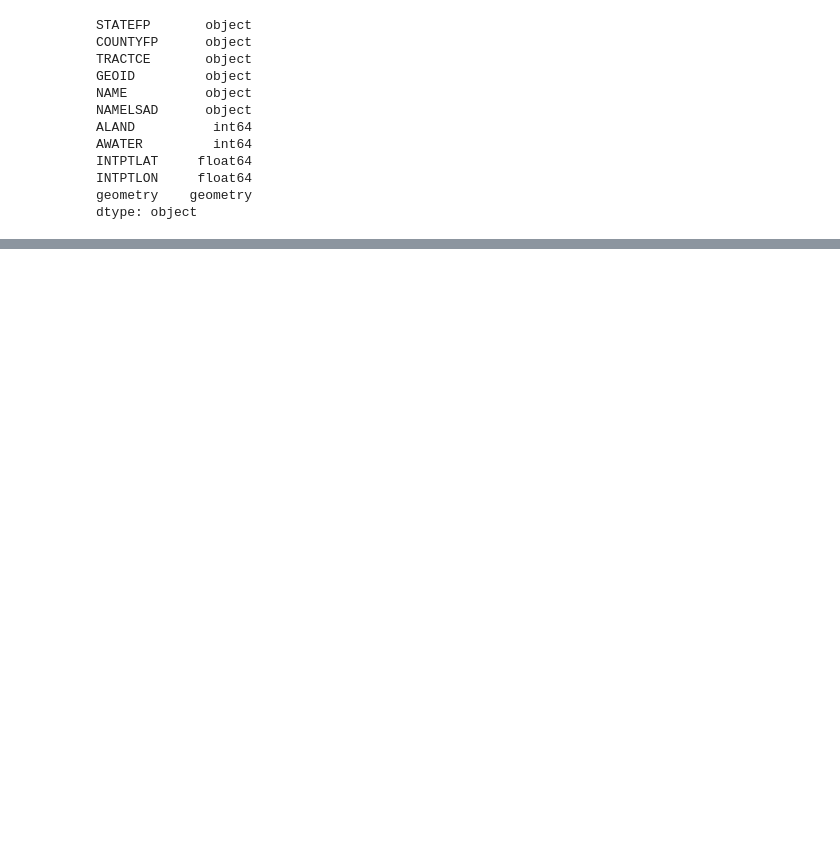
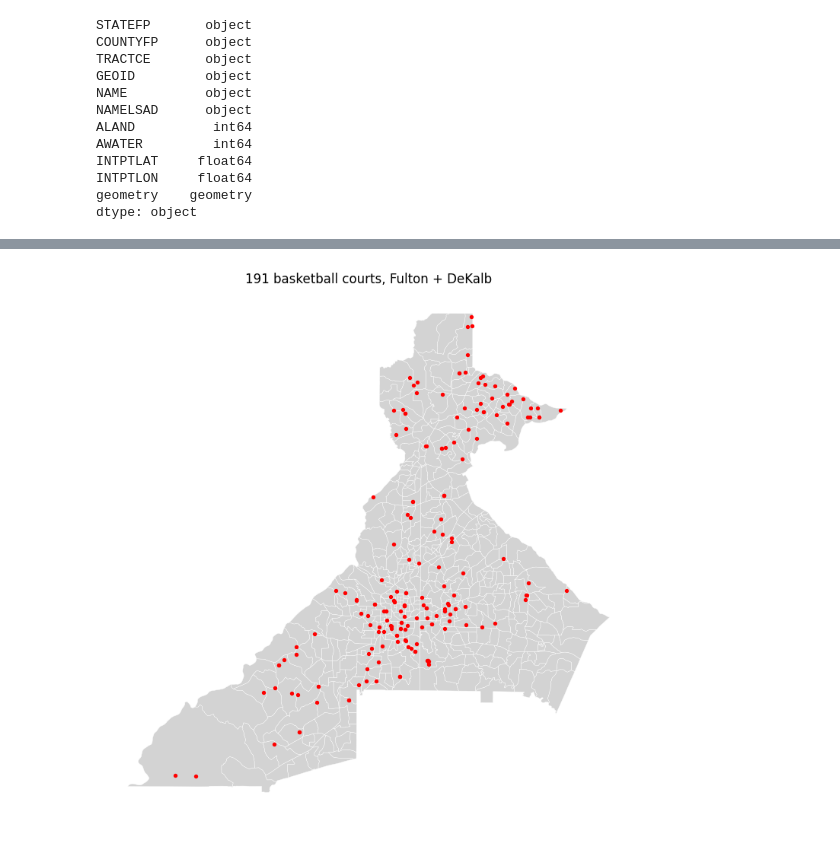
Before and after one commit to Medha-Subramaniyan/hoop-deserts-atl, a Jupyter notebook: notebooks/loading.ipynb, the cells around one changed output, grey strips where cells are left out. Cells and saved outputs as stored; diff of their text form; code cells hidden in the pictures; blank space fills up the shorter version.

```diff
--- a/notebooks/loading.ipynb
+++ b/notebooks/loading.ipynb
@@ -350,12 +378,14 @@ dtype: object
 # %%
-# --- courts: dtype cleanup ---
-courts = courts.copy()
 
 # 'hoops' is a count stored as an OSM string tag; 'layer' is a signed int.
 courts['hoops'] = pd.to_numeric(courts['hoops'], errors='coerce').astype('Int64')
+
+
 if 'layer' in courts.columns:
     courts['layer'] = pd.to_numeric(courts['layer'], errors='coerce').astype('Int64')
+#if there is a column called layer in the df do this conversion
+
 
 # Every other OSM tag is free-text and stays object. They are sparsely populated:
-courts[['access', 'hoops', 'surface', 'lit', 'name']].notna().sum()
+courts[['access', 'hoops', 'surface', 'lit', 'name','layer']].notna().sum()
 # %% [output]
@@ -367,0 +406,7 @@ dtype: int64
+# %%
+# align CRS
+print("courts:", courts.crs)   # EPSG:4326 (WGS84, OSM export)
+print("tracts:", tracts.crs)   # EPSG:4269 (NAD83, TIGER shapefile)
+
+courts = courts.to_crs(tracts.crs)
+assert courts.crs == tracts.crs
@@ -367,0 +416,8 @@ dtype: int64
+# %%
+# centroids pre join
+# 341 polygons + 9 points. Collapse to one point each: a polygon straddling a
+# tract boundary is ambiguous under 'within' and drops out silently. Also, at
+# county zoom a court polygon is ~1 pixel, so plotting raw geometry looks like
+# almost no courts exist — that is a rendering artifact, not sparse data.
+print(courts.geom_type.value_counts())
+courts['geometry'] = courts.geometry.centroid
@@ -367,0 +429,11 @@ dtype: int64
+# %%
+# spatial filter
+# The Overpass query matched county NAME, so it caught every Fulton/DeKalb in
+# the US (Indianapolis, Missouri, Illinois, Ohio). No bounding-box filter is
+# needed: the tract polygons ARE the study area, so how='inner' drops
+# everything outside them by construction.
+n_before = len(courts)
+courts = gpd.sjoin(courts, tracts[['GEOID', 'NAMELSAD', 'geometry']],
+                   how='inner', predicate='within')
+courts = courts.drop(columns='index_right')
+print(f'{n_before} nationwide -> {len(courts)} in Fulton + DeKalb')
@@ -367,0 +466,9 @@ dtype: int64
+# %%
+# viz
+ax = tracts.plot(figsize=(9, 9), color='lightgrey', edgecolor='white', linewidth=0.3)
+courts.plot(ax=ax, color='red', markersize=8)
+ax.set_title(f'{len(courts)} basketball courts, Fulton + DeKalb')
+ax.set_axis_off()
+plt.show()
+# %% [output]
+[figure, added]
```
Also changed, not shown: parts of 22 cells of this notebook, 2 other files.
